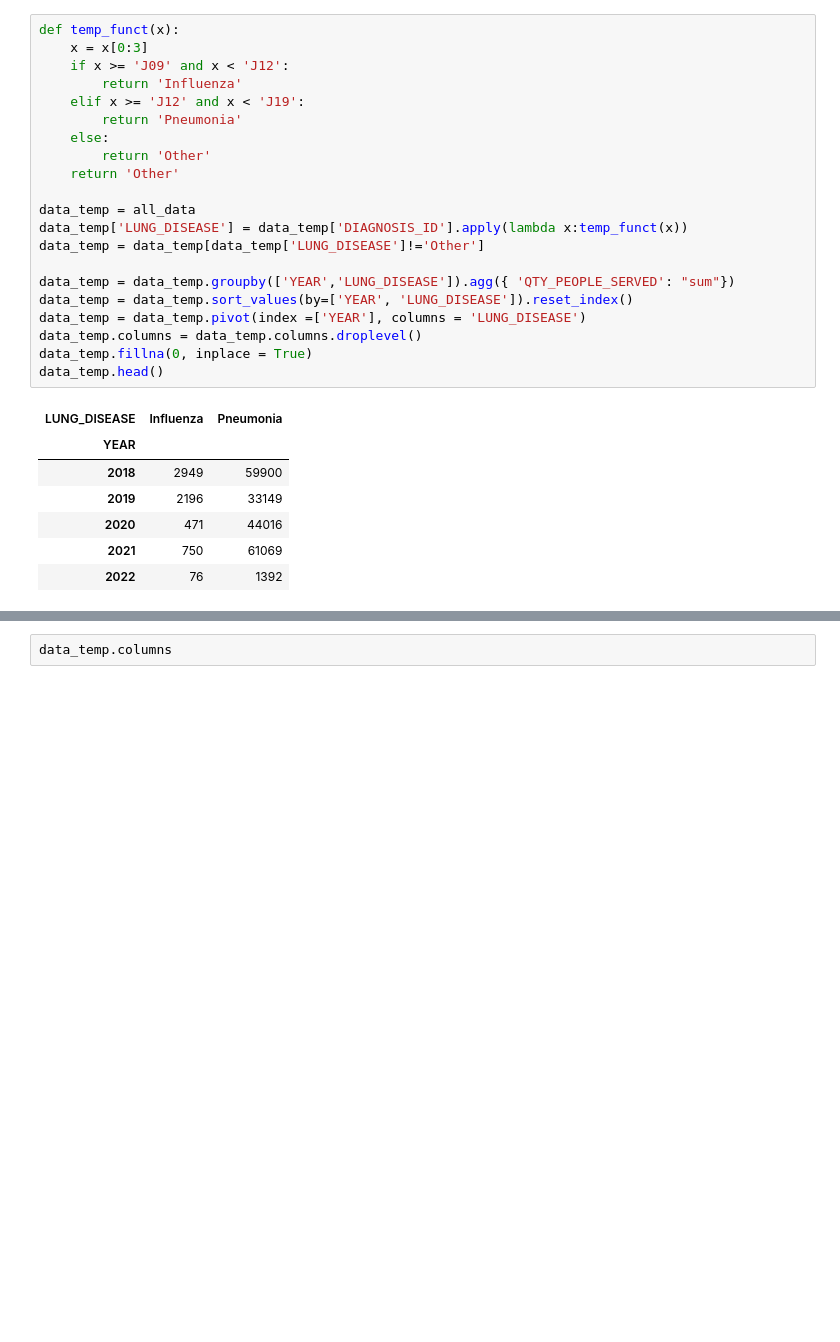
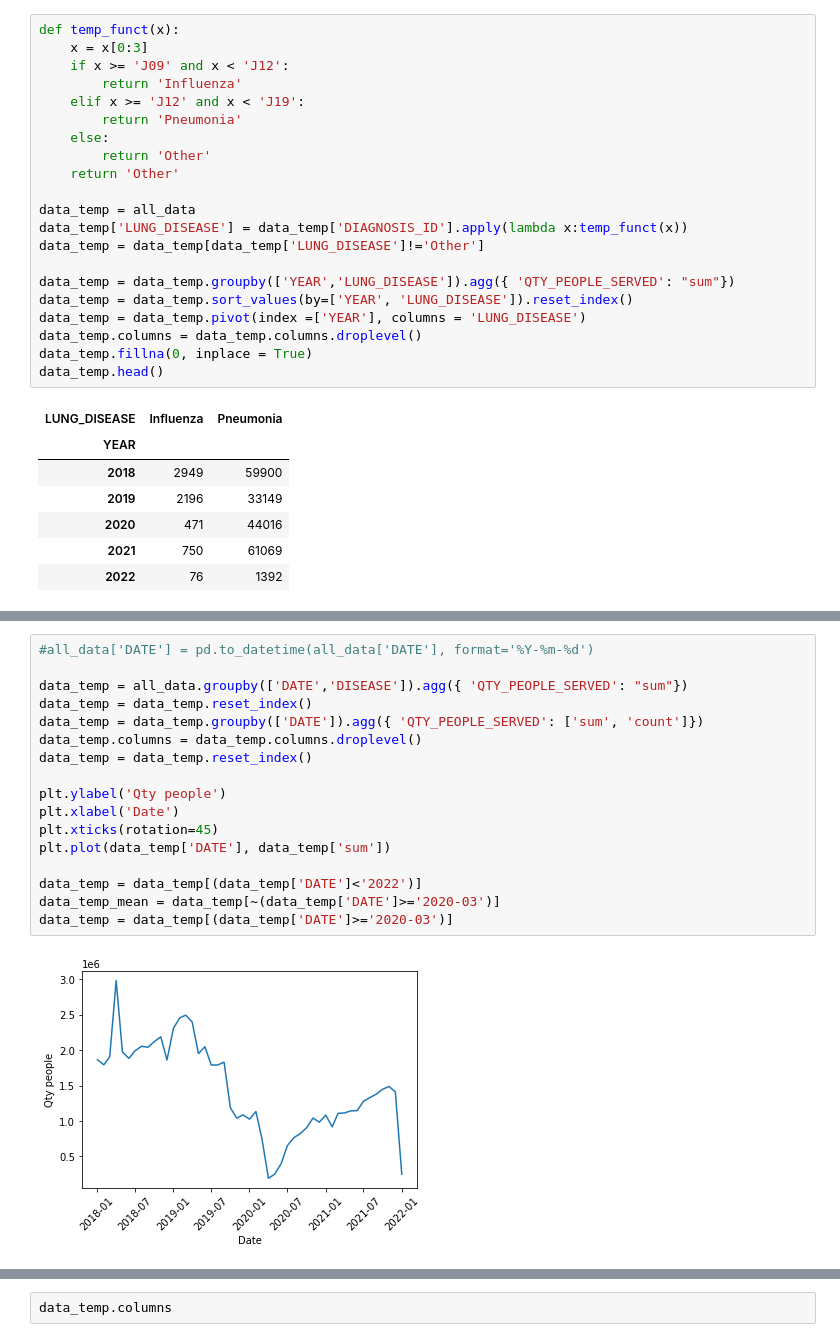
Before and after one commit to johnkbarrera/hospital_demand, a Jupyter notebook: peru_data.ipynb, the cells around one changed output, grey strips where cells are left out. Saved outputs shown, nothing was run; the diff lists cells and outputs as text; blank space fills up the shorter version.

```diff
--- a/peru_data.ipynb
+++ b/peru_data.ipynb
@@ -1762,0 +1815,19 @@ Text(0.5, 1.0, 'Qty of diseases by year')
+# %%
+#all_data['DATE'] = pd.to_datetime(all_data['DATE'], format='%Y-%m-%d')
+
+data_temp = all_data.groupby(['DATE','DISEASE']).agg({ 'QTY_PEOPLE_SERVED': "sum"})
+data_temp = data_temp.reset_index()
+data_temp = data_temp.groupby(['DATE']).agg({ 'QTY_PEOPLE_SERVED': ['sum', 'count']})
+data_temp.columns = data_temp.columns.droplevel()
+data_temp = data_temp.reset_index()
+
+plt.ylabel('Qty people')
+plt.xlabel('Date')
+plt.xticks(rotation=45)
+plt.plot(data_temp['DATE'], data_temp['sum'])
+
+data_temp = data_temp[(data_temp['DATE']<'2022')]
+data_temp_mean = data_temp[~(data_temp['DATE']>='2020-03')]
+data_temp = data_temp[(data_temp['DATE']>='2020-03')]
+# %% [output]
+[figure, added]
```
Also changed, not shown: parts of 31 cells of this notebook, 3 other files.
